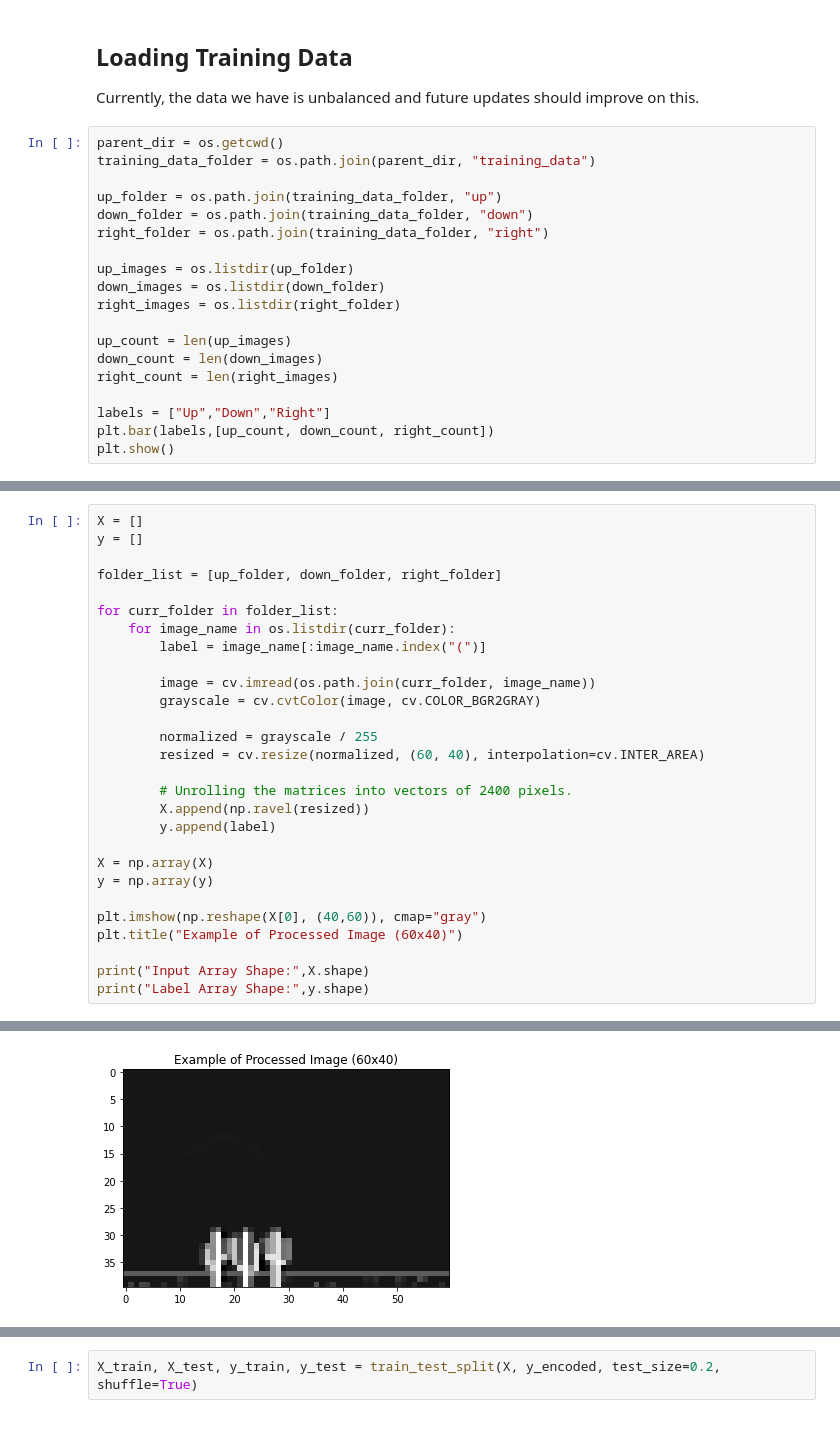
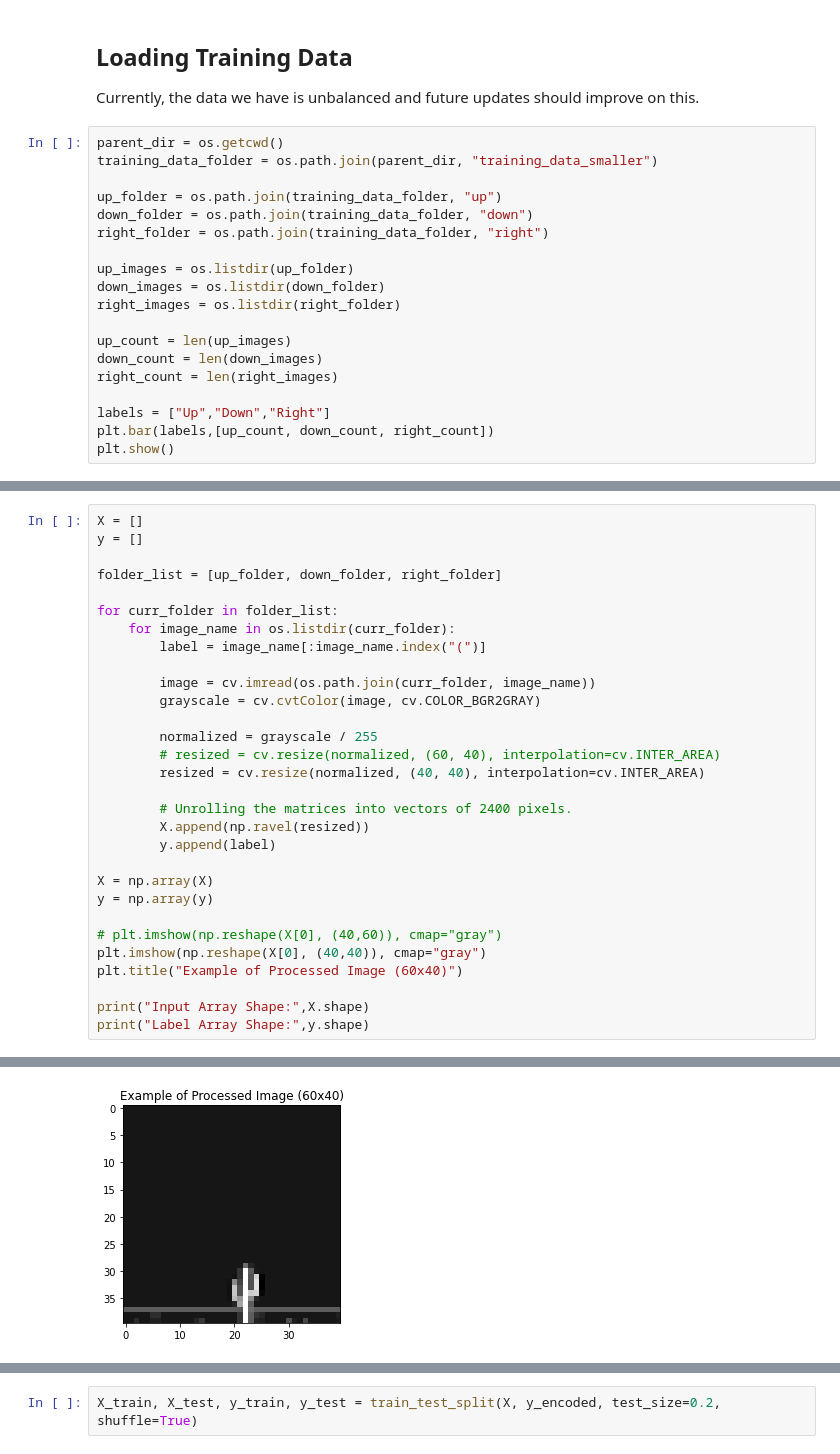
Before and after one commit to tengznaim/dinosaur-game-ai, a Jupyter notebook: model_training.ipynb, the cells around one changed output, grey strips where cells are left out. Cells and saved outputs as stored; diff of their text form.

Commit message:
Added hidden layers, reduced the size of the input images and added learning curves

```diff
--- a/model_training.ipynb
+++ b/model_training.ipynb
@@ -22,7 +21,7 @@ tf.__version__
 Currently, the data we have is unbalanced and future updates should improve on this.
 # %%
 parent_dir = os.getcwd()
-training_data_folder = os.path.join(parent_dir, "training_data")
+training_data_folder = os.path.join(parent_dir, "training_data_smaller")
 
 up_folder = os.path.join(training_data_folder, "up")
 down_folder = os.path.join(training_data_folder, "down")
@@ -57,7 +58,8 @@ for curr_folder in folder_list:
         grayscale = cv.cvtColor(image, cv.COLOR_BGR2GRAY)
 
         normalized = grayscale / 255
-        resized = cv.resize(normalized, (60, 40), interpolation=cv.INTER_AREA)
+        # resized = cv.resize(normalized, (60, 40), interpolation=cv.INTER_AREA)
+        resized = cv.resize(normalized, (40, 40), interpolation=cv.INTER_AREA)
 
         # Unrolling the matrices into vectors of 2400 pixels.
         X.append(np.ravel(resized))
@@ -66,7 +68,8 @@ for curr_folder in folder_list:
 X = np.array(X)
 y = np.array(y)
 
-plt.imshow(np.reshape(X[0], (40,60)), cmap="gray")
+# plt.imshow(np.reshape(X[0], (40,60)), cmap="gray")
+plt.imshow(np.reshape(X[0], (40,40)), cmap="gray")
 plt.title("Example of Processed Image (60x40)")
 
 print("Input Array Shape:",X.shape)
@@ -77 +80 @@ Label Array Shape: (2080,)
-[figure, old version]
+[figure, new version]
```
Also changed, not shown: parts of 22 cells of this notebook, 7 other files.
